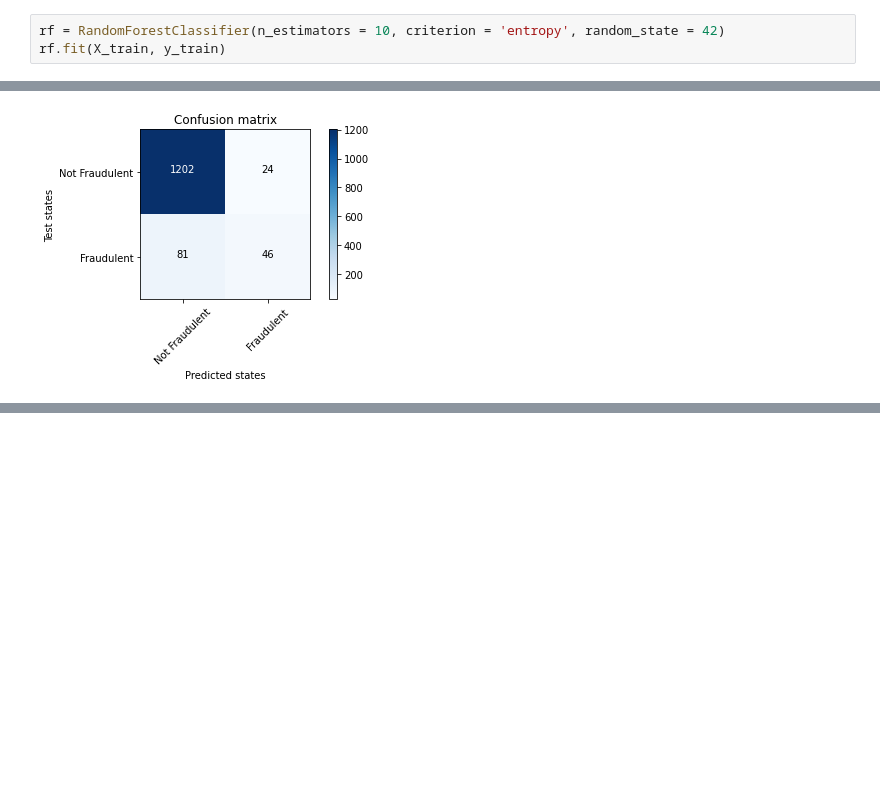
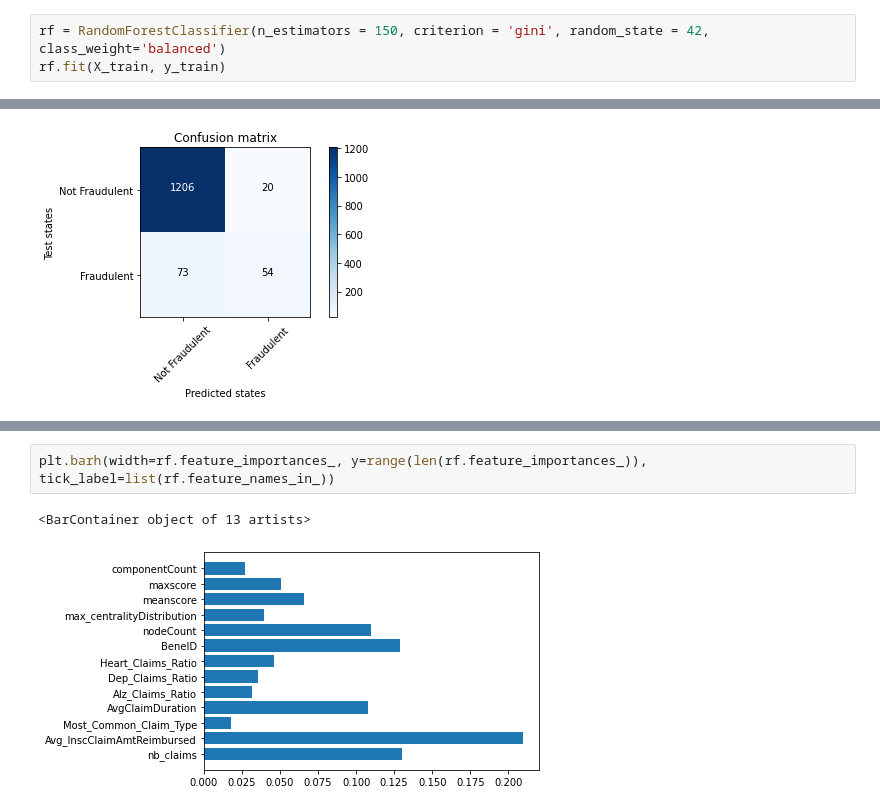
Before and after one commit to areias/healthcare_fraud, a Jupyter notebook: Logistic_Regression.ipynb, the cells around one changed output, grey strips where cells are left out. Drawn from its saved outputs; the diff is of its cells as text; blank space fills up the shorter version.

Commit message:
importances

```diff
--- a/Logistic_Regression.ipynb
+++ b/Logistic_Regression.ipynb
@@ -767,4 +780,4 @@ X_train, X_test, y_train, y_test = train_test_split(data, target, test_size=0.25
 # %%
-rf = RandomForestClassifier(n_estimators = 10, criterion = 'entropy', random_state = 42)
+rf = RandomForestClassifier(n_estimators = 150, criterion = 'gini', random_state = 42, class_weight='balanced')
 rf.fit(X_train, y_train)
 # %% [output]
@@ -802,0 +830,5 @@ plot_confusion_matrix(cnf_matrix, classes=[ 'Not Fraudulent', 'Fraudulent'],
+# %%
+plt.barh(width=rf.feature_importances_, y=range(len(rf.feature_importances_)), tick_label=list(rf.feature_names_in_))
+# %% [output]
+<BarContainer object of 13 artists>
+[figure, added]
```
Also changed, not shown: parts of 14 cells of this notebook.
